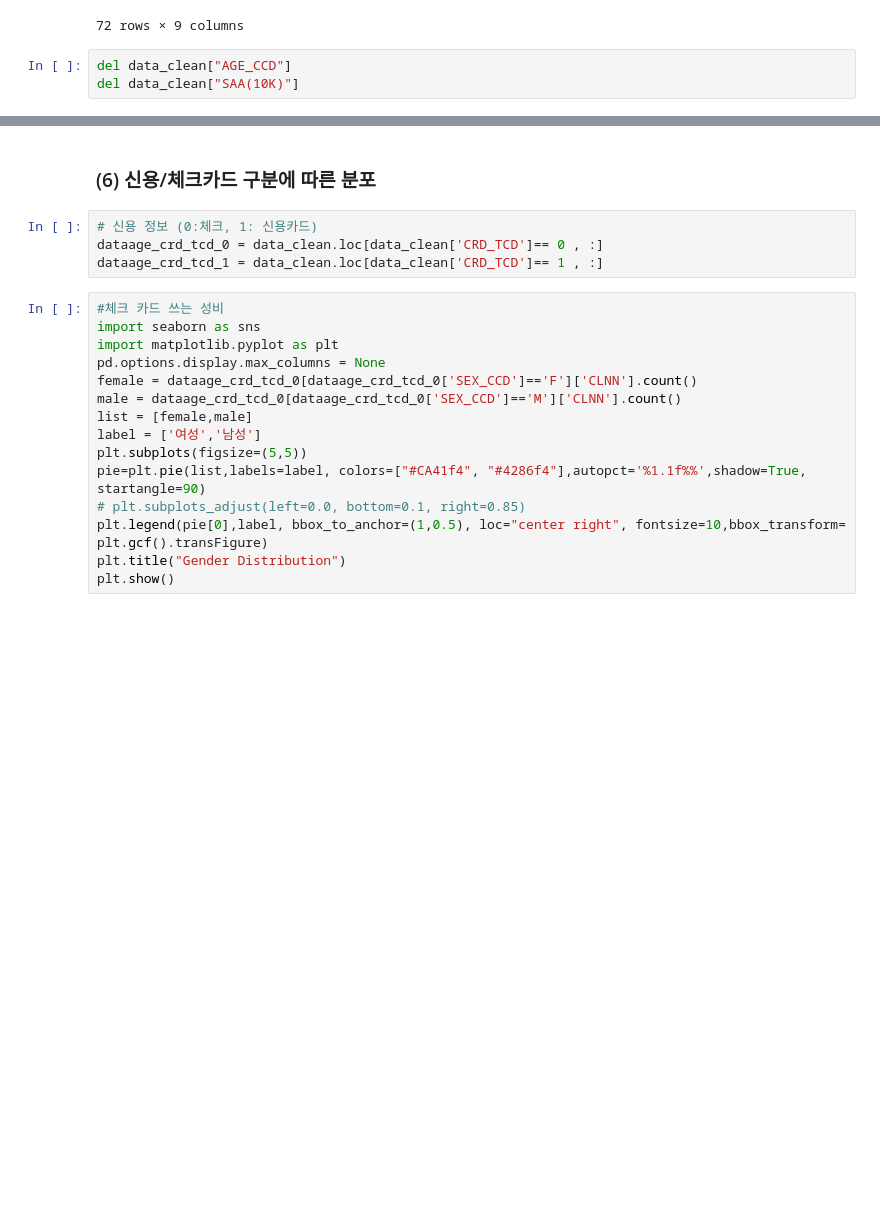
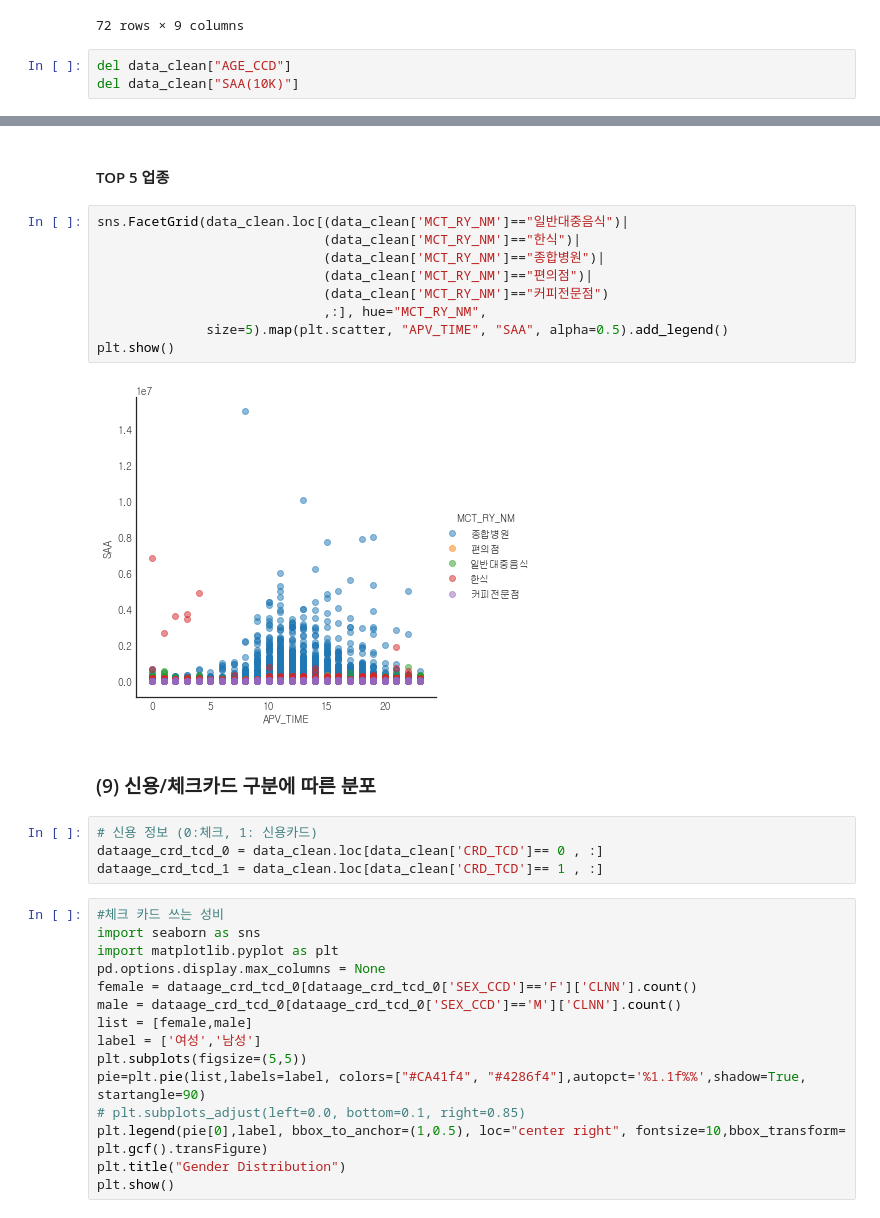
Before and after one commit to lain-02/aiproject, a Jupyter notebook: ai_project.ipynb, the cells around one changed output, grey strips where cells are left out. Cells and saved outputs as stored; diff of their text form; blank space fills up the shorter version.

```diff
--- a/ai_project.ipynb
+++ b/ai_project.ipynb
@@ -447,5 +470,18 @@ del data_clean["SAA(10K)"]
+# %% [markdown]
+#### TOP 5 업종
+# %%
+sns.FacetGrid(data_clean.loc[(data_clean['MCT_RY_NM']=="일반대중음식")|
+                             (data_clean['MCT_RY_NM']=="한식")|
+                             (data_clean['MCT_RY_NM']=="종합병원")|
+                             (data_clean['MCT_RY_NM']=="편의점")|
+                             (data_clean['MCT_RY_NM']=="커피전문점")
+                             ,:], hue="MCT_RY_NM",
+              size=5).map(plt.scatter, "APV_TIME", "SAA", alpha=0.5).add_legend()
+plt.show()
+# %% [output]
+[figure, added]
 # %% [markdown]
-### (6) 신용/체크카드 구분에 따른 분포
+### (9) 신용/체크카드 구분에 따른 분포
 # %%
 # 신용 정보 (0:체크, 1: 신용카드)
 dataage_crd_tcd_0 = data_clean.loc[data_clean['CRD_TCD']== 0 , :]
```
Also changed, not shown: parts of 27 cells of this notebook.
